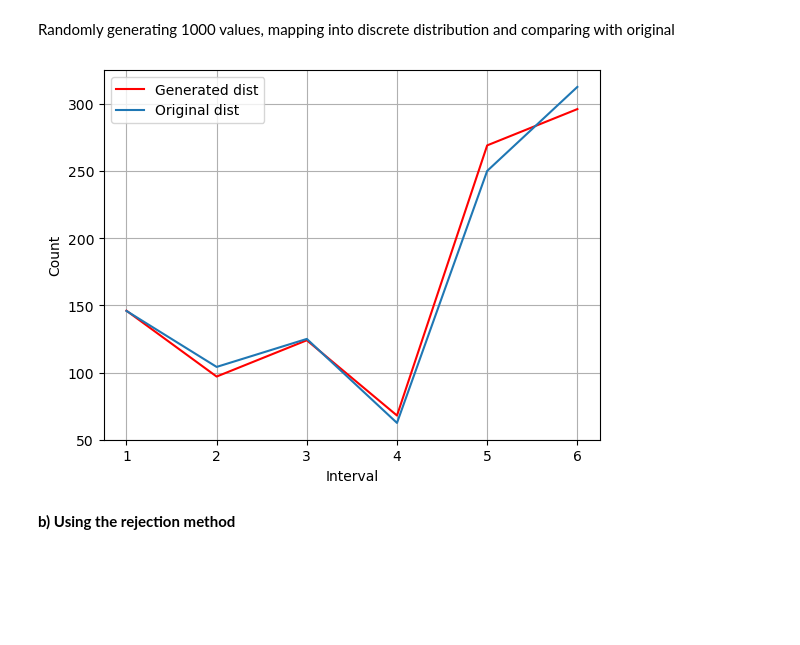
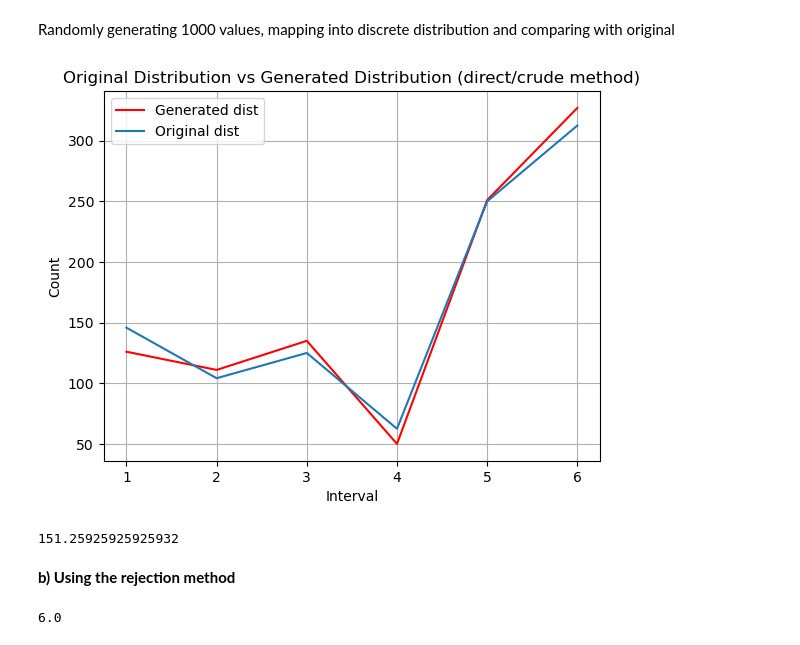
Before and after one commit to damiskov/02443-stochastic-simulation, a Jupyter notebook: Exercises/day2pt1-gendiscreterand.ipynb, the cells around one changed output. Saved outputs shown, nothing was run; the diff lists cells and outputs as text; code cells hidden in the pictures; blank space fills up the shorter version.

```diff
--- a/Exercises/day2pt1-gendiscreterand.ipynb
+++ b/Exercises/day2pt1-gendiscreterand.ipynb
@@ -40,26 +42,30 @@ Randomly generating 1000 values, mapping into discrete distribution and comparin
 # %%
 U = np.random.rand(1000)
 
 
 
 def insert_into_categories(values, intervals=intervals):
     new_dist = {i: 0 for i in range(1, len(intervals)+1)}
     for value in values:
         for i, interval in enumerate(intervals): # Linear search
             if interval[0] < value and value <= interval[1]:
                 new_dist[i+1] += 1
     return new_dist
 
 rg_discrete_dist = insert_into_categories(U)
 
 plt.plot(rg_discrete_dist.keys(), rg_discrete_dist.values(), label="Generated dist", color="r")
 plt.plot([i for i in range(1, len(intervals)+1)], [i*1000 for i in pdf], label="Original dist")
+plt.title("Original Distribution vs Generated Distribution (direct/crude method)")
 plt.legend()
 plt.grid()
 plt.ylabel("Count")
 plt.xlabel("Interval")
 plt.show()
+
+print(mean_squared_error(list(rg_discrete_dist.values()), [i*1000 for i in pdf]))
 # %% [output]
-[figure, old version]
+[figure, new version]
+151.25925925925932
 # %% [markdown]
 **b) Using the rejection method**
@@ -70,0 +72,8 @@ def accept_reject_method(Y, prob_mass_function):
+# %%
+def accept_reject_method(k=6, probabilities=pdf, c=1):
+    U1, U2 = np.random.random(), np.random.random()
+    I = np.floor(k*U1)+1
+    if U2 <= probabilities[int(I)-1]/c: return I
+    else: return accept_reject_method()
+# %% [output]
+6.0
```
Also changed, not shown: parts of 6 cells of this notebook.
